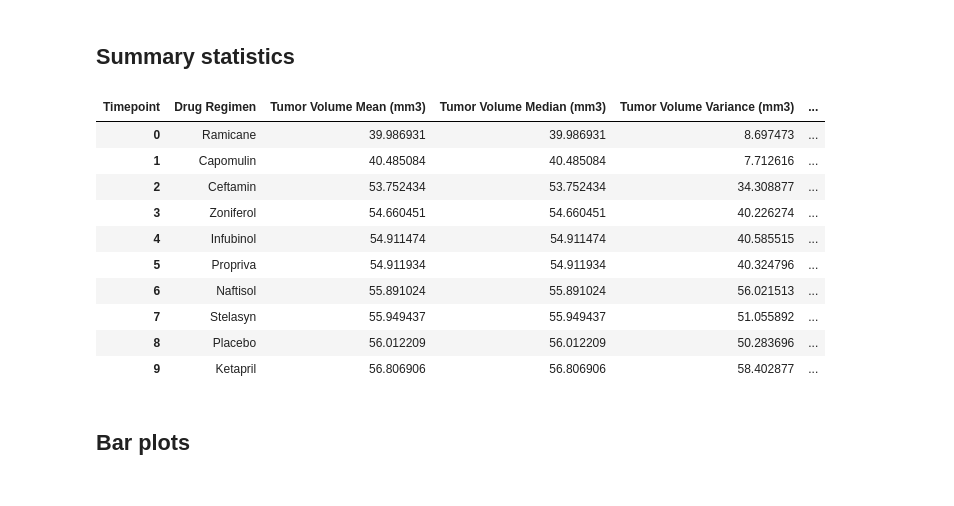
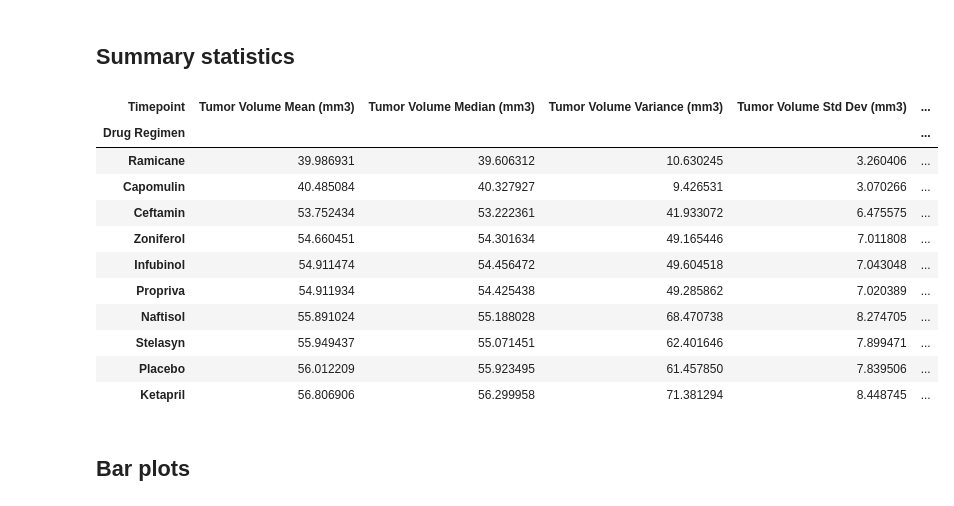
Before and after one commit to Mirgadir/Matplotlib-Challenge, a Jupyter notebook: Pymaceuticals/pymaceuticals_starter.ipynb, the cells around one changed output. Cells and saved outputs as stored; diff of their text form; code cells hidden in the pictures.

```diff
--- a/Pymaceuticals/pymaceuticals_starter.ipynb
+++ b/Pymaceuticals/pymaceuticals_starter.ipynb
@@ -35,31 +36,37 @@ study_data.head()
 ## Summary statistics
 # %%
 # Generate a summary statistics table of mean, median, variance, standard deviation, and SEM of the tumor volume for each regimen
-summary_calc=study_data[["Drug Regimen","Timepoint","Tumor Volume (mm3)"]]
+summary_calc=study_data[["Drug Regimen","Timepoint","Tumor Volume (mm3)","Weight (g)"]]
 summary_data_grouped = summary_calc.groupby(['Drug Regimen','Timepoint'])
+
+
 tumor_mean = summary_data_grouped['Tumor Volume (mm3)'].mean()
-df = tumor_mean.unstack()
-df["Tumor Volume Mean (mm3)"] = df.mean(axis=1)
-df["Tumor Volume Median (mm3)"] = df.median(axis=1)
-df["Tumor Volume Variance (mm3)"] = df.var(axis=1)
-df["Tumor Volume Std Dev (mm3)"] = df.std(axis=1)
-df["Tumor Volume SEM (mm3)"] = df.sem(axis=1)
-summary = df[["Tumor Volume Mean (mm3)","Tumor Volume Median (mm3)","Tumor Volume Variance (mm3)","Tumor Volume Std Dev (mm3)", "Tumor Volume SEM (mm3)"]]
+
+df = pd.DataFrame(tumor_mean)
+df_pivot = pd.pivot_table(df, values='Tumor Volume (mm3)', index=['Drug Regimen'],
+                   columns=['Timepoint'], aggfunc=np.mean)
+df_pivot["Tumor Volume Mean (mm3)"] = df_pivot.iloc[:, 0:10].mean(axis=1)
+df_pivot["Tumor Volume Median (mm3)"] = df_pivot.iloc[:, 0:10].median(axis=1)
+df_pivot["Tumor Volume Variance (mm3)"] = df_pivot.iloc[:, 0:10].var(axis=1)
+df_pivot["Tumor Volume Std Dev (mm3)"] = df_pivot.iloc[:, 0:10].std(axis=1)
+df_pivot["Tumor Volume SEM (mm3)"] = df_pivot.iloc[:, 0:10].sem(axis=1)
+summary = df_pivot[["Tumor Volume Mean (mm3)","Tumor Volume Median (mm3)","Tumor Volume Variance (mm3)","Tumor Volume Std Dev (mm3)", "Tumor Volume SEM (mm3)"]]
 summary = summary.sort_values(by="Tumor Volume Mean (mm3)", ascending=True)
-summary= summary.reset_index()
+
 summary
 # %% [output]
-| Timepoint | Drug Regimen | Tumor Volume Mean (mm3) | Tumor Volume Median (mm3) | Tumor Volume Variance (mm3) | ... |
-| 0 | Ramicane | 39.986931 | 39.986931 | 8.697473 | ... |
-| 1 | Capomulin | 40.485084 | 40.485084 | 7.712616 | ... |
-| 2 | Ceftamin | 53.752434 | 53.752434 | 34.308877 | ... |
-| 3 | Zoniferol | 54.660451 | 54.660451 | 40.226274 | ... |
-| 4 | Infubinol | 54.911474 | 54.911474 | 40.585515 | ... |
-| 5 | Propriva | 54.911934 | 54.911934 | 40.324796 | ... |
-| 6 | Naftisol | 55.891024 | 55.891024 | 56.021513 | ... |
-| 7 | Stelasyn | 55.949437 | 55.949437 | 51.055892 | ... |
-| 8 | Placebo | 56.012209 | 56.012209 | 50.283696 | ... |
-| 9 | Ketapril | 56.806906 | 56.806906 | 58.402877 | ... |
+| Timepoint | Tumor Volume Mean (mm3) | Tumor Volume Median (mm3) | Tumor Volume Variance (mm3) | Tumor Volume Std Dev (mm3) | ... |
+| Drug Regimen |  |  |  |  | ... |
+| Ramicane | 39.986931 | 39.606312 | 10.630245 | 3.260406 | ... |
+| Capomulin | 40.485084 | 40.327927 | 9.426531 | 3.070266 | ... |
+| Ceftamin | 53.752434 | 53.222361 | 41.933072 | 6.475575 | ... |
+| Zoniferol | 54.660451 | 54.301634 | 49.165446 | 7.011808 | ... |
+| Infubinol | 54.911474 | 54.456472 | 49.604518 | 7.043048 | ... |
+| Propriva | 54.911934 | 54.425438 | 49.285862 | 7.020389 | ... |
+| Naftisol | 55.891024 | 55.188028 | 68.470738 | 8.274705 | ... |
+| Stelasyn | 55.949437 | 55.071451 | 62.401646 | 7.899471 | ... |
+| Placebo | 56.012209 | 55.923495 | 61.457850 | 7.839506 | ... |
+| Ketapril | 56.806906 | 56.299958 | 71.381294 | 8.448745 | ... |
 # %% [markdown]
 ## Bar plots
 # %%
```
Also changed, not shown: parts of 12 cells of this notebook.
